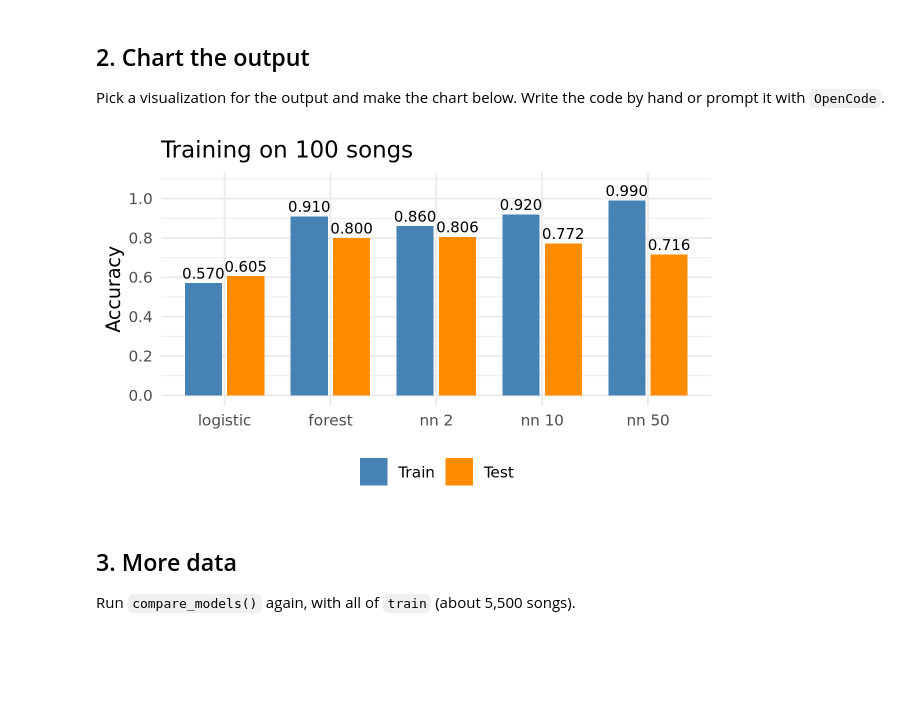
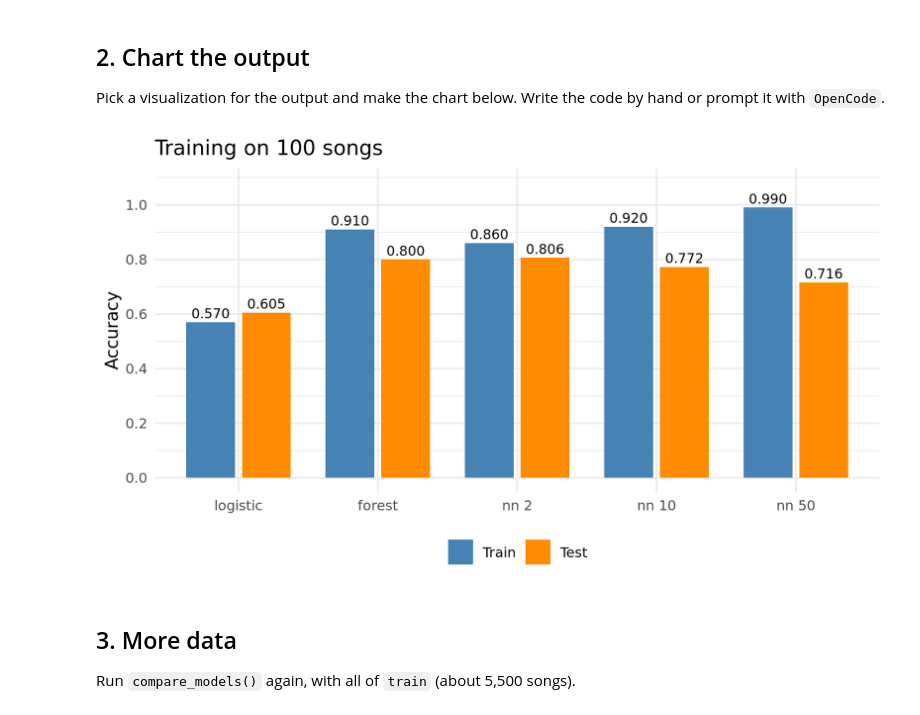
Before and after one commit to momowl/codespace, a Jupyter notebook: exercises/16-nn-exercise.ipynb, the cells around one changed output. Drawn from its saved outputs; the diff is of its cells as text; code cells hidden in the pictures; blank space fills up the shorter version.

Commit message:
improve model comparison chart spacing

```diff
--- a/exercises/16-nn-exercise.ipynb
+++ b/exercises/16-nn-exercise.ipynb
@@ -133,24 +133,26 @@ With 100 training songs, the 50-node net has the highest training accuracy (0.99
 
 Pick a visualization for the output and make the chart below. Write the code by hand or prompt it with `OpenCode`.
 # %%
+options(repr.plot.width = 7, repr.plot.height = 4)
+
 plot_accuracy <- function(results, title) {
     results |>
         mutate(model = factor(model, levels = c('logistic', 'forest', 'nn 2', 'nn 10', 'nn 50'))) |>
         tidyr::pivot_longer(c(train_accuracy, test_accuracy), names_to = 'sample', values_to = 'accuracy') |>
         mutate(sample = factor(sample, levels = c('train_accuracy', 'test_accuracy'), labels = c('Train', 'Test'))) |>
         ggplot(aes(x = model, y = accuracy, fill = sample)) +
         geom_col(position = position_dodge(width = 0.8), width = 0.7) +
         geom_text(aes(label = sprintf('%.3f', accuracy)), position = position_dodge(width = 0.8), vjust = -0.4, size = 3) +
         scale_fill_manual(values = c('Train' = 'steelblue', 'Test' = 'darkorange')) +
         scale_y_continuous(limits = c(0, 1.08), breaks = seq(0, 1, 0.2)) +
         labs(x = NULL, y = 'Accuracy', fill = NULL, title = title) +
         theme_minimal(base_size = 11) +
         theme(legend.position = 'bottom')
 }
 
 plot_accuracy(results_small, 'Training on 100 songs')
 # %% [output]
-[figure, old version]
+[figure, new version]
 # %% [markdown]
 ## 3. More data
 
```
Also changed, not shown: parts of 2 cells of this notebook.
